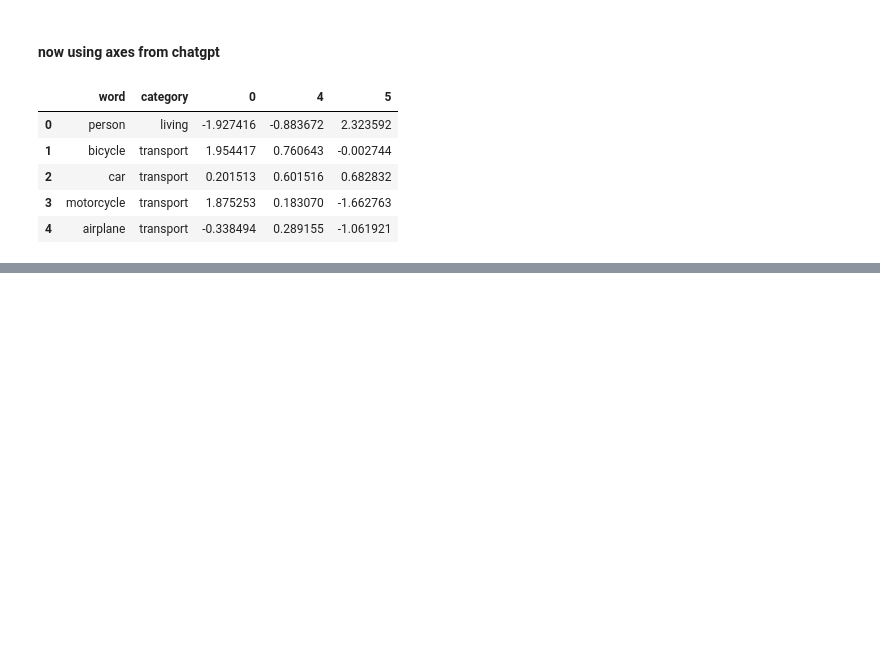
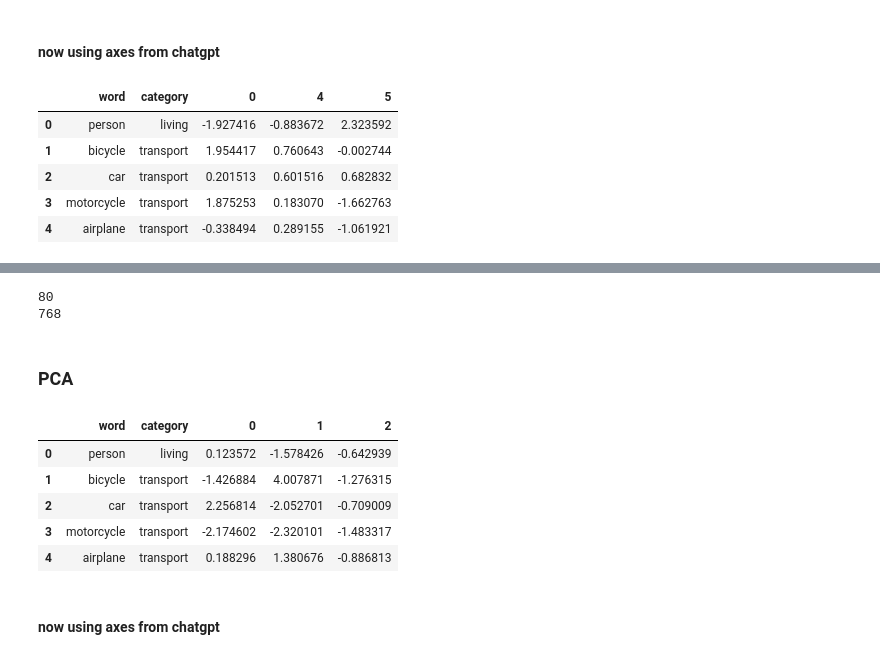
Before and after one commit to mattelim/interprexis-mit-6.8610-nlp, a Jupyter notebook: catherine_experiment.ipynb, the cells around one changed output, grey strips where cells are left out. Drawn from its saved outputs; the diff is of its cells as text; code cells hidden in the pictures; blank space fills up the shorter version.

```diff
--- a/catherine_experiment.ipynb
+++ b/catherine_experiment.ipynb
@@ -169,0 +185,8 @@ fig.show()
+# %%
+# convert to lists
+list_of_rows = df.values.tolist()
+print(len(list_of_rows))
+print(len(list_of_rows[0]))
+# %% [output]
+80
+768
@@ -169,0 +200,22 @@ fig.show()
+# %% [markdown]
+### PCA
+# %%
+# perform PCA
+pca = PCA(n_components=3)
+components = pca.fit_transform(df)
+
+total_var = pca.explained_variance_ratio_.sum() * 100
+# %%
+# new data frame with PCA result + word + category info
+new_df = pd.DataFrame(components)
+new_df.columns = new_df.columns.astype(str)
+new_df.insert(0, 'word', coco_classes)
+new_df.insert(1, 'category', [cat_dict[c] for c in categories])
+new_df.head()
+# %% [output]
+|  | word | category | 0 | 1 | 2 |
+| 0 | person | living | 0.123572 | -1.578426 | -0.642939 |
+| 1 | bicycle | transport | -1.426884 | 4.007871 | -1.276315 |
+| 2 | car | transport | 2.256814 | -2.052701 | -0.709009 |
+| 3 | motorcycle | transport | -2.174602 | -2.320101 | -1.483317 |
+| 4 | airplane | transport | 0.188296 | 1.380676 | -0.886813 |
@@ -169,0 +230,2 @@ fig.show()
+# %% [markdown]
+#### now using axes from chatgpt
```
Also changed, not shown: parts of 5 cells of this notebook, 1 other file.
